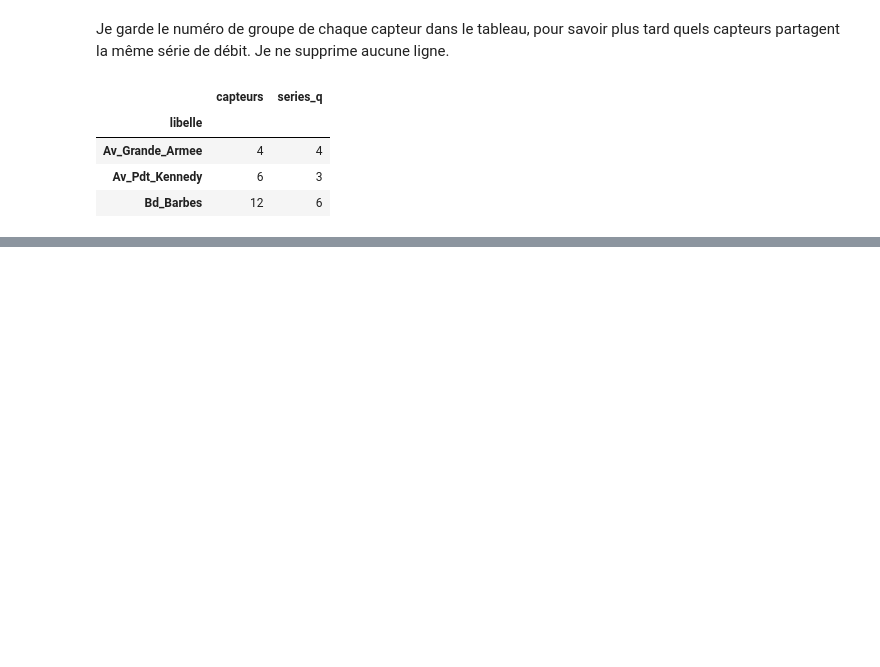
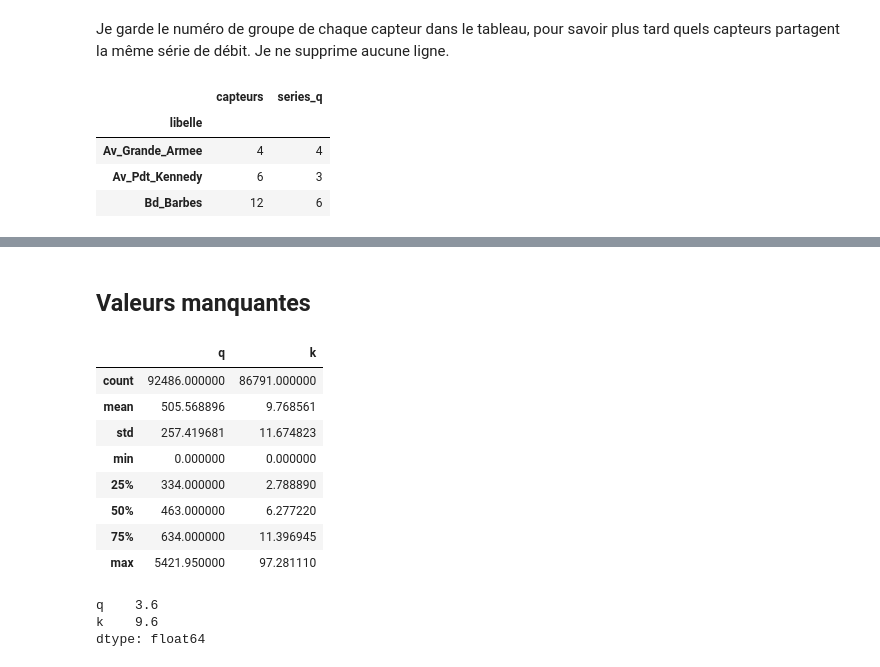
Before and after one commit to soso1594/analyse-trafic-paris, a Jupyter notebook: 02_nettoyage.ipynb, the cells around one changed output, grey strips where cells are left out. Cells and saved outputs as stored; diff of their text form; code cells hidden in the pictures; blank space fills up the shorter version.

```diff
--- a/02_nettoyage.ipynb
+++ b/02_nettoyage.ipynb
@@ -272,0 +309,4 @@ df["groupe_q"] = df["iu_ac"].map(groupe_q)
+# %%
+a_supprimer = ["t_utc", "iu_nd_amont", "libelle_nd_amont", "iu_nd_aval", "libelle_nd_aval"]
+df = df.drop(columns=a_supprimer)
+df.columns.tolist()
@@ -272,0 +327,20 @@ df["groupe_q"] = df["iu_ac"].map(groupe_q)
+# %% [markdown]
+## Valeurs manquantes
+# %%
+df[["q", "k"]].describe()
+# %% [output]
+|  | q | k |
+| count | 92486.000000 | 86791.000000 |
+| mean | 505.568896 | 9.768561 |
+| std | 257.419681 | 11.674823 |
+| min | 0.000000 | 0.000000 |
+| 25% | 334.000000 | 2.788890 |
+| 50% | 463.000000 | 6.277220 |
+| 75% | 634.000000 | 11.396945 |
+| max | 5421.950000 | 97.281110 |
+# %%
+df[["q", "k"]].isna().mean().round(3) * 100
+# %% [output]
+q    3.6
+k    9.6
+dtype: float64
```
Also changed, not shown: parts of 9 cells of this notebook.
